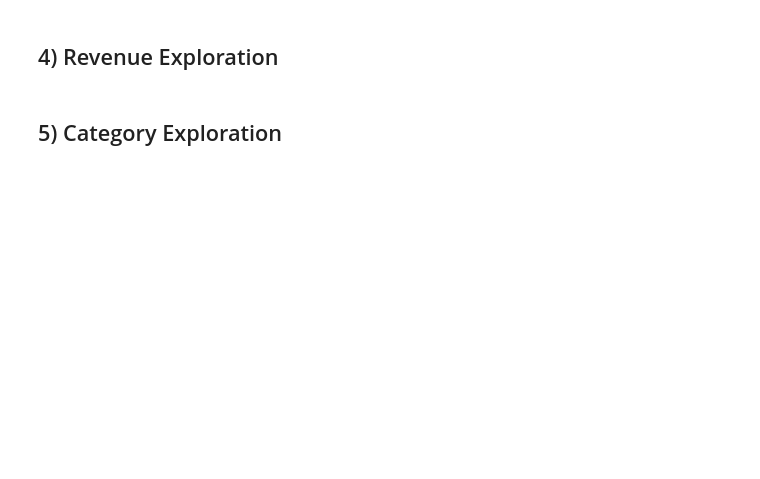
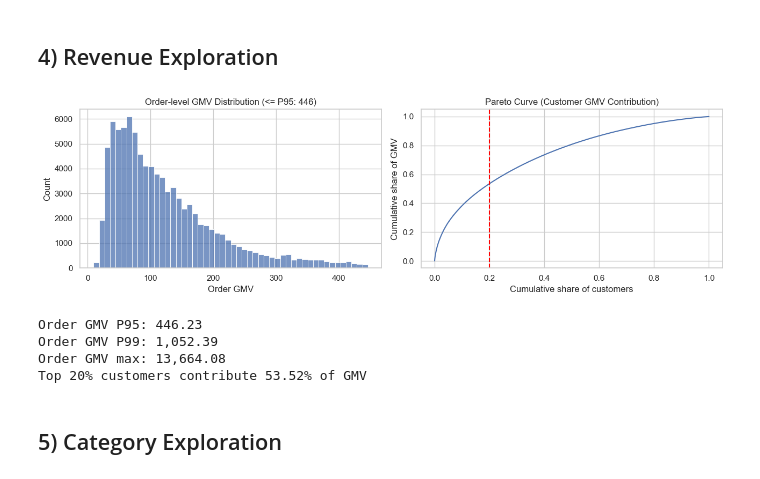
Before and after one commit to Sherry-max33/ecommerce-bi-dashboard, a Jupyter notebook: notebooks/01_pandas_eda.ipynb, the cells around one changed output. Cells and saved outputs as stored; diff of their text form; code cells hidden in the pictures; blank space fills up the shorter version.

```diff
--- a/notebooks/01_pandas_eda.ipynb
+++ b/notebooks/01_pandas_eda.ipynb
@@ -202,31 +244,51 @@ summary
 # %%
 order_revenue = orders.loc[orders["is_delivered"], ["order_id", "customer_unique_id", "order_gmv"]].copy()
 
-customer_revenue = (
-    order_revenue.groupby("customer_unique_id", as_index=False)
-    .agg(gmv=("order_gmv", "sum"))
-    .sort_values("gmv", ascending=False)
+# Pareto must sort customers by GMV descending, then calculate cumulative shares by rank.
+customer_gmv = (
+    order_revenue.groupby("customer_unique_id")["order_gmv"]
+    .sum()
+    .sort_values(ascending=False)
 )
-customer_revenue["cum_gmv_pct"] = customer_revenue["gmv"].cumsum() / customer_revenue["gmv"].sum()
-customer_revenue["cum_customer_pct"] = (customer_revenue.index + 1) / len(customer_revenue)
 
-top20_cut = customer_revenue.loc[customer_revenue["cum_customer_pct"] <= 0.2, "gmv"].sum() / customer_revenue["gmv"].sum()
+pareto_df = pd.DataFrame({
+    "customer_unique_id": customer_gmv.index,
+    "customer_gmv": customer_gmv.values,
+})
+pareto_df["cum_gmv_pct"] = pareto_df["customer_gmv"].cumsum() / pareto_df["customer_gmv"].sum()
+pareto_df["cum_customer_pct"] = np.arange(1, len(pareto_df) + 1) / len(pareto_df)
+
+top20_cut = pareto_df.loc[pareto_df["cum_customer_pct"] <= 0.2, "customer_gmv"].sum() / pareto_df["customer_gmv"].sum()
+
+gmv_p95 = order_revenue["order_gmv"].quantile(0.95)
+gmv_p99 = order_revenue["order_gmv"].quantile(0.99)
+gmv_max = order_revenue["order_gmv"].max()
 
 fig, axes = plt.subplots(1, 2, figsize=(13, 4))
 
-sns.histplot(order_revenue["order_gmv"], bins=50, ax=axes[0])
-axes[0].set_title("Order-level GMV Distribution")
+sns.histplot(order_revenue.loc[order_revenue["order_gmv"] <= gmv_p95, "order_gmv"], bins=50, ax=axes[0])
+axes[0].set_title(f"Order-level GMV Distribution (<= P95: {gmv_p95:,.0f})")
+axes[0].set_xlabel("Order GMV")
 
-axes[1].plot(customer_revenue["cum_customer_pct"], customer_revenue["cum_gmv_pct"])
+axes[1].plot(pareto_df["cum_customer_pct"], pareto_df["cum_gmv_pct"])
 axes[1].axvline(0.2, linestyle="--", color="red")
 axes[1].set_title("Pareto Curve (Customer GMV Contribution)")
 axes[1].set_xlabel("Cumulative share of customers")
 axes[1].set_ylabel("Cumulative share of GMV")
 
 plt.tight_layout()
 plt.show()
 
+print(f"Order GMV P95: {gmv_p95:,.2f}")
+print(f"Order GMV P99: {gmv_p99:,.2f}")
+print(f"Order GMV max: {gmv_max:,.2f}")
 print(f"Top 20% customers contribute {top20_cut:.2%} of GMV")
+# %% [output]
+[figure, added]
+Order GMV P95: 446.23
+Order GMV P99: 1,052.39
+Order GMV max: 13,664.08
+Top 20% customers contribute 53.52% of GMV
 # %% [markdown]
 ## 5) Category Exploration
 # %%
```
Also changed, not shown: parts of 9 cells of this notebook, 2 other files.
